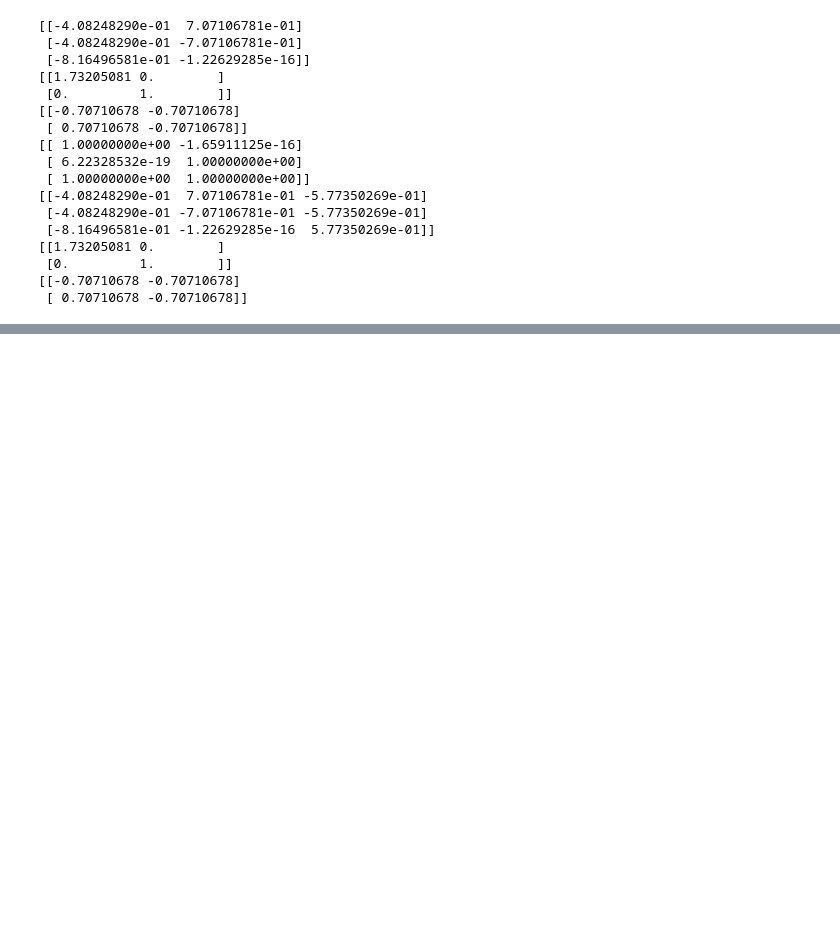
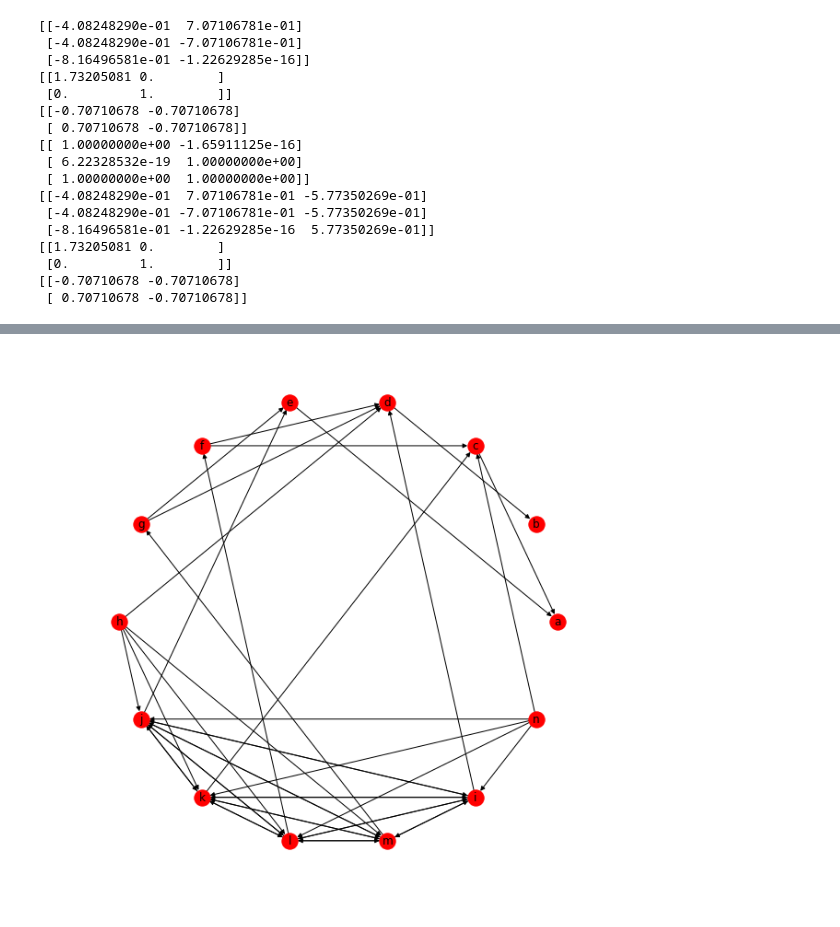
Before and after one commit to QuentinDuval/MLIntro, a Jupyter notebook: ml/0_basic_linear_algebra_decompositions.ipynb, the cells around one changed output, grey strips where cells are left out. Drawn from its saved outputs; the diff is of its cells as text; code cells hidden in the pictures; blank space fills up the shorter version.

```diff
--- a/ml/0_basic_linear_algebra_decompositions.ipynb
+++ b/ml/0_basic_linear_algebra_decompositions.ipynb
@@ -269,0 +289,36 @@ print(vt)
+# %%
+def draw_graph(g):
+    gx = nx.DiGraph()
+    for a, neigh in g.items():
+        gx.add_node(a)
+        for b in neigh:
+            gx.add_edge(a, b)
+    nx.draw_circular(gx, with_labels=True)
+
+g = {}
+
+# The node with the information
+g['a'] = []
+g['b'] = []
+
+# Sites that relate toward the main nodes
+g['c'] = ['a']
+g['d'] = list("b")
+g['e'] = list("a")
+g['f'] = list("cd")
+g['g'] = list("de")
+
+# Cluster of sites that all reference each other
+g['h'] = list("djklm")
+g['i'] = list("djklm")
+g['j'] = list("eiklm")
+g['k'] = list("cijlm")
+g['l'] = list("fijkm")
+g['m'] = list("gijkl")
+g['n'] = list("cijkl")
+
+# Drawing the result
+plt.figure(figsize=(8,8))
+draw_graph(g)
+# %% [output]
+[figure, added]
```
Also changed, not shown: parts of 7 cells of this notebook, 1 other file.
